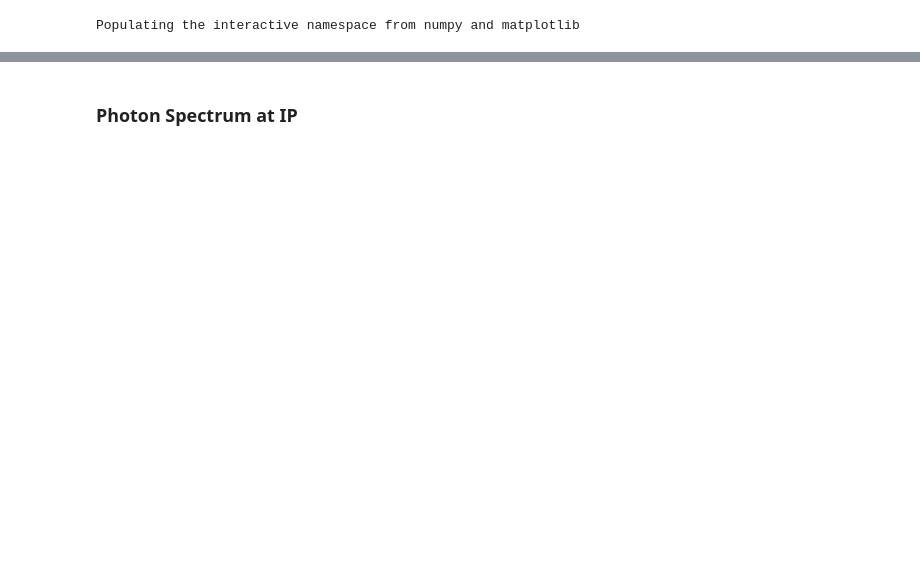
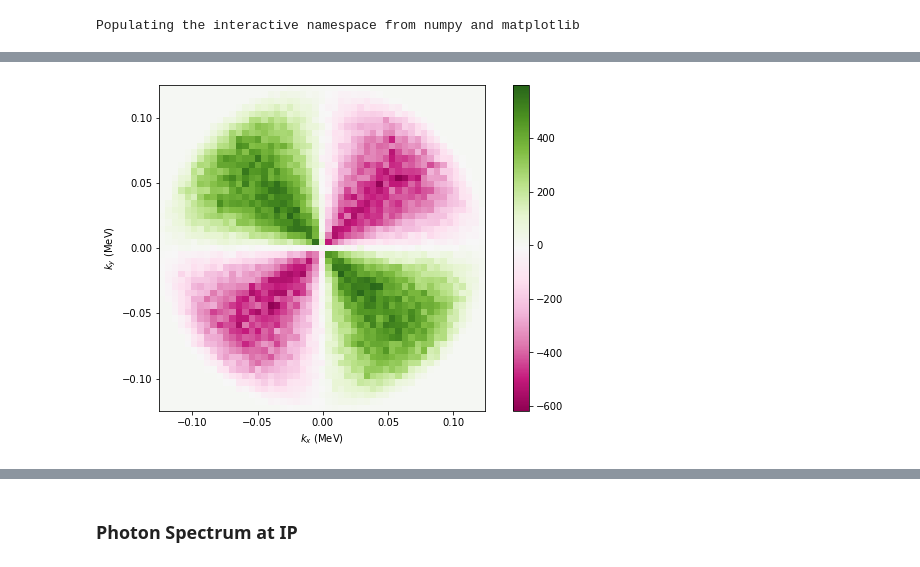
Before and after one commit to hixps/pica, a Jupyter notebook: analysis_plots.ipynb, the cells around one changed output, grey strips where cells are left out. Drawn from its saved outputs; the diff is of its cells as text; code cells hidden in the pictures; blank space fills up the shorter version.

```diff
--- a/analysis_plots.ipynb
+++ b/analysis_plots.ipynb
@@ -143,12 +147,14 @@ savefig(f'photon_transverse_momentum_{input_filename}_{mode}.pdf')
 # %%
 figure(figsize=(10,6))
 
 subplot(111,aspect=1)
-hist2d(K1/1e6,K2/1e6,bins=(51,51),weights=W*Stokes1,rasterized=True,cmap=cm.PiYG,vmin=-800,vmax=800);
+hist2d(K1/1e6,K2/1e6,bins=(51,51),weights=W*Stokes1,rasterized=True,cmap=cm.PiYG);
 colorbar()
 
 xlabel(r'$k_x$ (MeV)')
 ylabel(r'$k_y$ (MeV)')
 
 
-savefig(f'photon_transverse_momentum_{input_filename}_{mode}.pdf')
+savefig(f'photon_transverse_momentum_Stokes1_{input_filename}.pdf')
+# %% [output]
+[figure, added]
```
Also changed, not shown: parts of 30 cells of this notebook, 6 other files.
